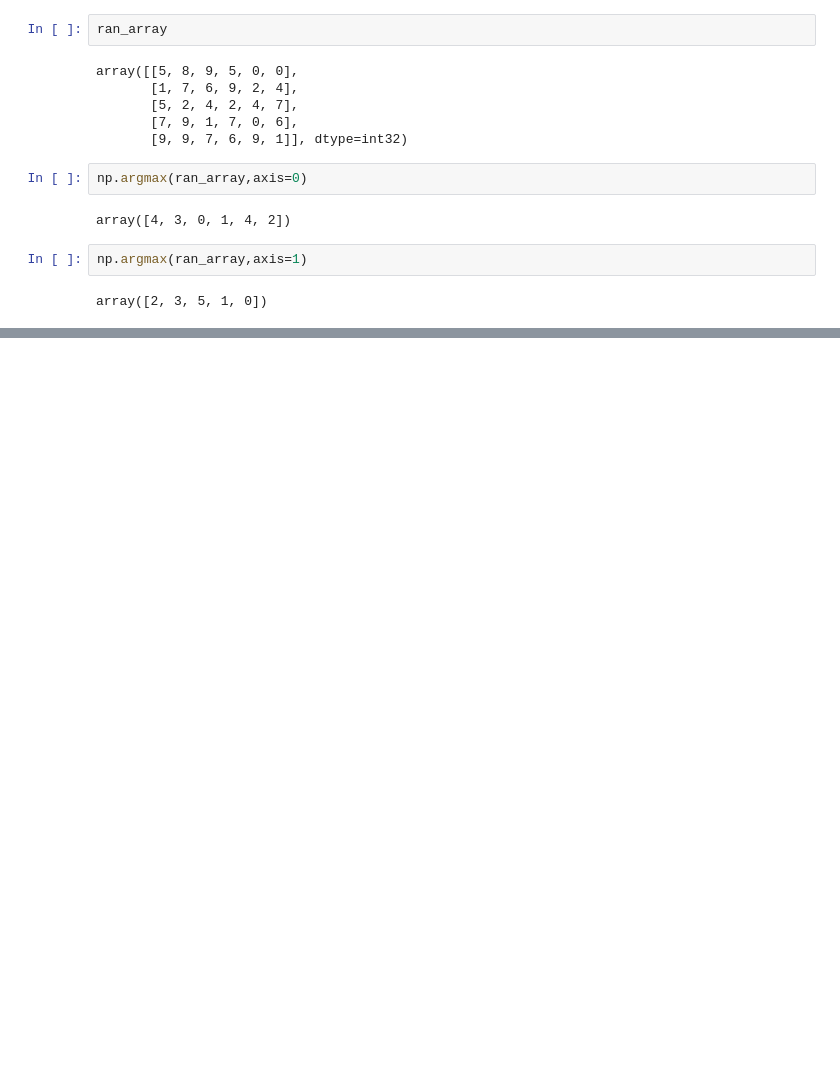
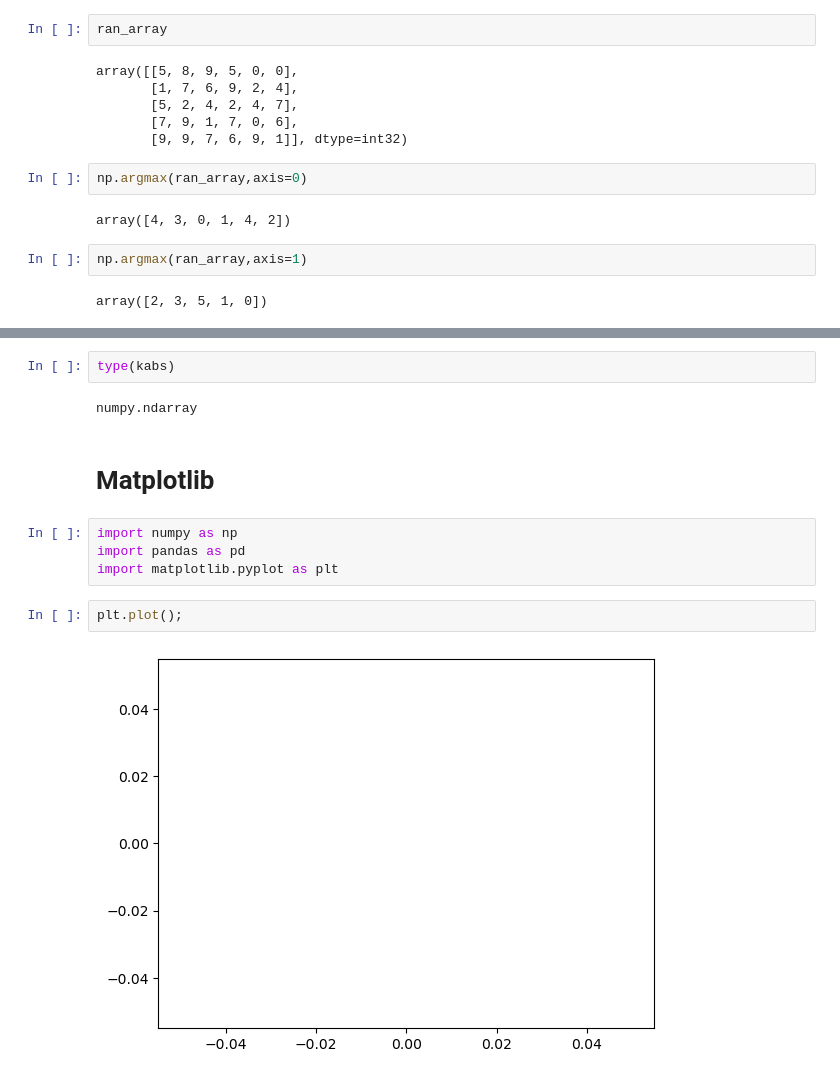
Before and after one commit to KabinGamal/Numpy_pandas, a Jupyter notebook: Introduction-to-numy.ipynb, the cells around one changed output, grey strips where cells are left out. Saved outputs shown, nothing was run; the diff lists cells and outputs as text; blank space fills up the shorter version.

Commit message:
Final pt of Numpy

```diff
--- a/Introduction-to-numy.ipynb
+++ b/Introduction-to-numy.ipynb
@@ -636,0 +685,14 @@ array([2, 3, 5, 1, 0])
+# %%
+type(kabs)
+# %% [output]
+numpy.ndarray
+# %% [markdown]
+# Matplotlib
+# %%
+import numpy as np
+import pandas as pd
+import matplotlib.pyplot as plt
+# %%
+plt.plot();
+# %% [output]
+[figure, added]
```
Also changed, not shown: parts of 32 cells of this notebook.
